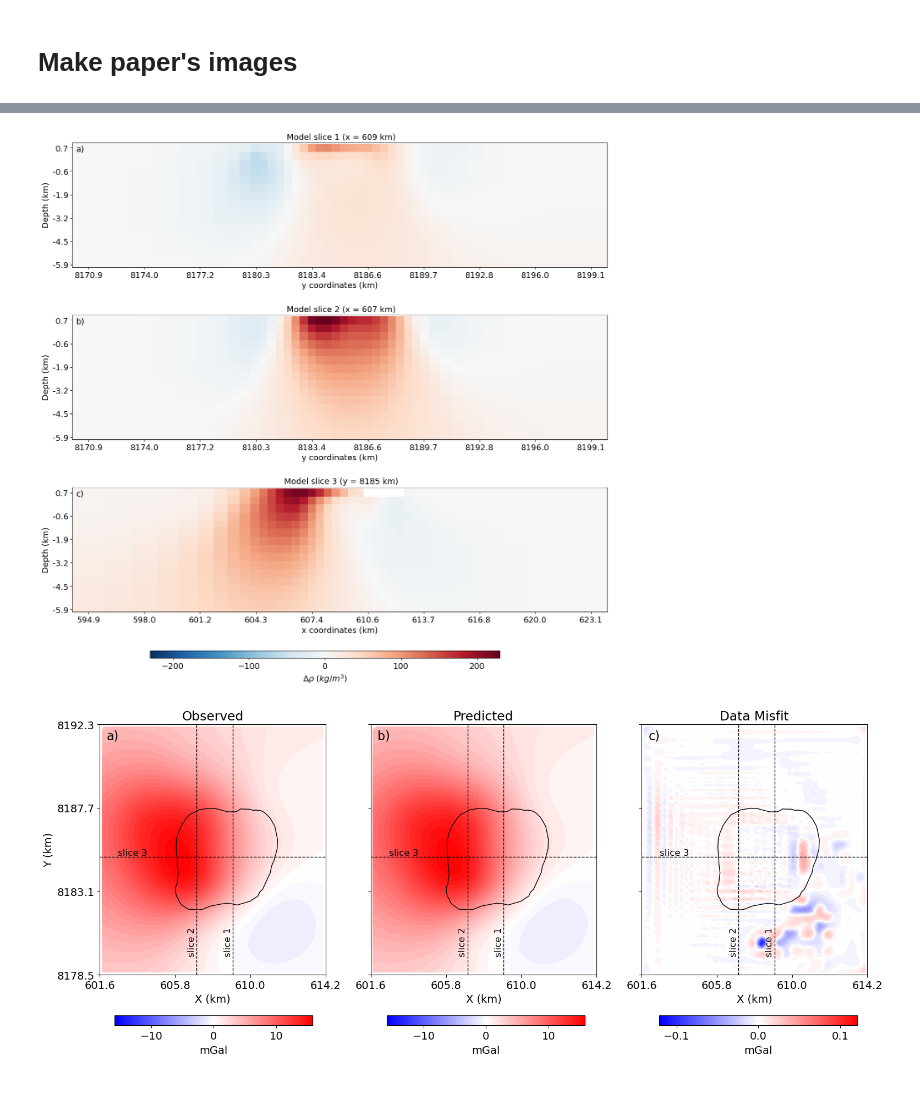
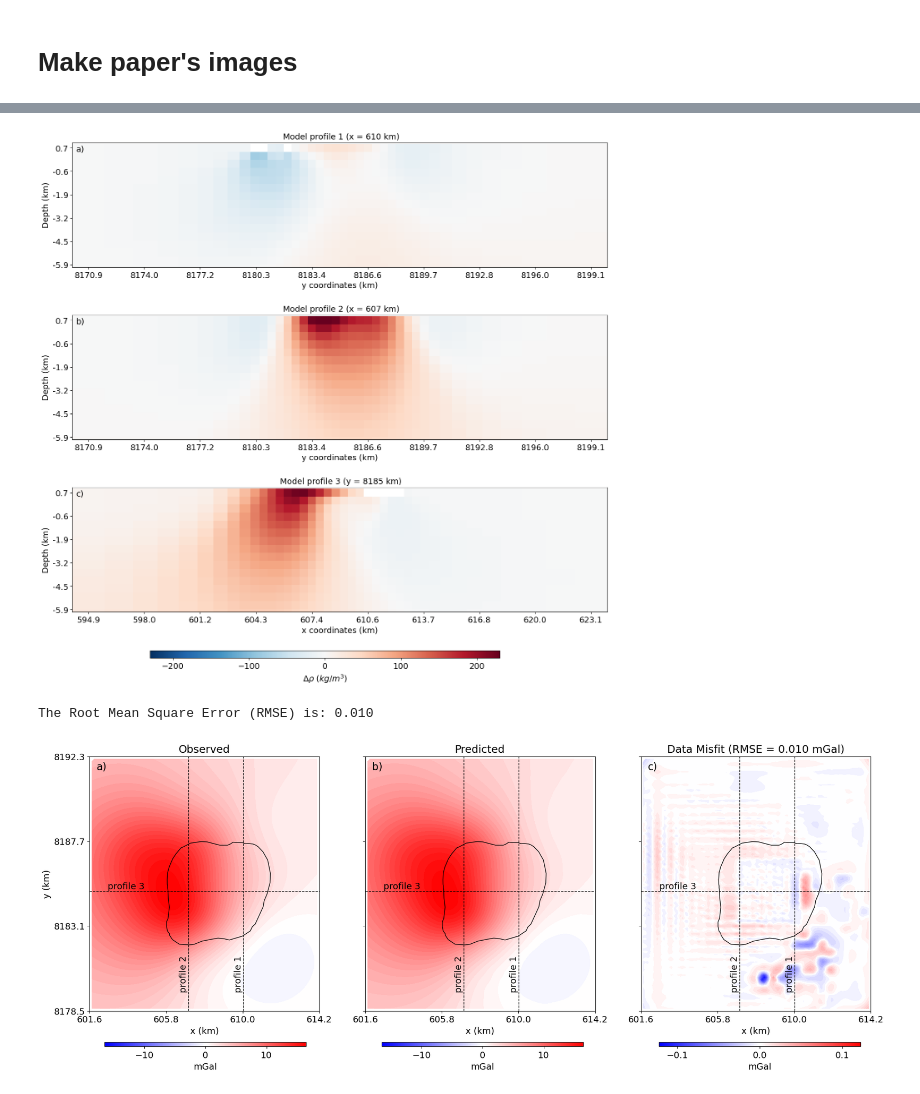
Before and after one commit to Souza-junior/Gravity_CS, a Jupyter notebook: code/CS_inversion_distance_weighted.ipynb, the cells around one changed output, grey strips where cells are left out. Saved outputs shown, nothing was run; the diff lists cells and outputs as text; code cells hidden in the pictures.

Commit message:
Update the density contrast used and also the figures

```diff
--- a/code/CS_inversion_distance_weighted.ipynb
+++ b/code/CS_inversion_distance_weighted.ipynb
@@ -280,4 +280,4 @@ starting_tensor_model = 1e-6 * np.ones(n_tensor_active)
 reference_tensor_model = np.zeros_like(starting_tensor_model)
 
 # reference_tensor_model[ind_diorite]=-0.08
-reference_tensor_model[ind_gabbro]=-0.22
+reference_tensor_model[ind_gabbro]=-0.23
@@ -791,7 +718,7 @@ fig.subplots_adjust(hspace=-0.7)  # Reduzindo hspace para aproximar os subplots
 
 # Lista de slices e eixos corretos
 slices = [
-    ("X", "a", 1, 609, tensor_mesh.cell_centers_x, "y coordinates (km)"),
+    ("X", "a", 1, 610, tensor_mesh.cell_centers_x, "y coordinates (km)"),
     ("X", "b", 2, 607, tensor_mesh.cell_centers_x, "y coordinates (km)"),
     ("Y", "c", 3, 8185, tensor_mesh.cell_centers_y, "x coordinates (km)")
 ]
@@ -806,7 +733,7 @@ for ax, (normal, letter, slice_number, coord, cell_centers, xlabel) in zip(axes,
         pcolor_opts={"cmap": cmap, "norm": norm}
     )
 
-    ax.set_title(f" Model slice {slice_number} ({normal.lower()} = {coord} km)", fontsize=14)
+    ax.set_title(f" Model profile {slice_number} ({normal.lower()} = {coord} km)", fontsize=14)
     ax.set_xlabel(xlabel)
     ax.set_ylabel("Depth (km)")
     ax.set_aspect('equal')
@@ -837,15 +764,21 @@ cbar = mpl.colorbar.ColorbarBase(cax, norm=norm, orientation="horizontal", cmap=
 cbar.set_label(r"$\Delta \rho~(kg/m^3)$", rotation=0, labelpad=5, size=14)
 plt.tight_layout()
 fig.savefig(image_dir/'model_profiles.png', dpi=300)
+fig.savefig(image_dir/'model_profiles.pdf', dpi=300)
 plt.show()
 # %% [output]
-[figure, old version]
+[figure, new version]
+# %%
+rmse = np.sqrt(np.mean((observed - predicted) ** 2))
+print(f"The Root Mean Square Error (RMSE) is: {rmse:0.3f}")
+# %% [output]
+The Root Mean Square Error (RMSE) is: 0.010
 # %%
 # Observed data | Predicted data | Data misfit
 data_array = np.c_[dobs, dpred, dobs - dpred]
 
-fig, ax1 = plt.subplots(1, 3, figsize=(18, 9), sharey=True)  # Added sharey=True here
-plot_title = ["Observed", "Predicted", rf"Data Misfit"]
+fig, ax1 = plt.subplots(1, 3, figsize=(22, 9), sharey=True)  # Added sharey=True here
+plot_title = ["Observed", "Predicted", rf"Data Misfit (RMSE = {rmse:0.3f} mGal)"]
 plot_units = ["mGal", "mGal", "mGal"]
 
 norm = [None] * 3
@@ -854,12 +787,12 @@ cplot = [None] * 3
 v_lim = [np.max(np.abs(dobs)), np.max(np.abs(dobs)), np.max(np.abs(dobs - dpred))]
 
 # Nomes dos perfis
-profile_labels = ["slice 3", "slice 2", "slice 1"]
+profile_labels = ["profile 3", "profile 2", "profile 1"]
 
 colorbar_positions = [
-    [0.14, 0.14, 0.2, 0.02],  # Posição para o primeiro gráfico
-    [0.415, 0.14, 0.2, 0.02],  # Posição para o segundo gráfico
-    [0.69, 0.14, 0.2, 0.02],  # Posição para o terceiro gráfico
+    [0.14, 0.1, 0.2, 0.01],  # Posição para o primeiro gráfico
+    [0.415, 0.1, 0.2, 0.01],  # Posição para o segundo gráfico
+    [0.69, 0.1, 0.2, 0.01],  # Posição para o terceiro gráfico
 ]
 
 
@@ -873,60 +806,61 @@ for ii in range(3):
         contourOpts={"cmap": "bwr", "norm": norm[ii]},
     )
     ax1[ii].set_title(plot_title[ii])
-    ax1[ii].set_xlabel("X (km)")  # Atualizado para km
+    ax1[ii].set_xlabel("x (km)")  # Atualizado para km
     geology.plot(ax=ax1[ii], edgecolor="black", facecolor="none")
     ax1[ii].set_aspect('equal')
 
     if ii == 0:
-        ax1[ii].set_ylabel("Y (km)")  # Atualizado para km
+        ax1[ii].set_ylabel("y (km)")  # Atualizado para km
     else:
         ax1[ii].set_yticks([])
 
     # Adicionando as linhas dos perfis
-    ax1[ii].hlines(8185 * 1000, receiver_locations_km[:, 0].min(), receiver_locations_km[:, 0].max(),
+    ax1[ii].hlines(8185 * 1000, receiver_list[0].locations[:, 0].min(), receiver_list[0].locations[:, 0].max(),
                    colors="black", linestyles="dashed", linewidth=1)  # Linha horizontal (perfil Y)
-    ax1[ii].vlines(607 * 1000, receiver_locations_km[:, 1].min(), receiver_locations_km[:, 1].max(),
+    ax1[ii].vlines(607 * 1000, receiver_list[0].locations[:, 1].min(), receiver_list[0].locations[:, 1].max(),
                    colors="black", linestyles="dashed", linewidth=1)  # Primeira linha vertical (perfil X)
-    ax1[ii].vlines(609 * 1000, receiver_locations_km[:, 1].min(), receiver_locations_km[:, 1].max(),
+    ax1[ii].vlines(610 * 1000, receiver_list[0].locations[:, 1].min(), receiver_list[0].locations[:, 1].max(),
                    colors="black", linestyles="dashed", linewidth=1)  # Segunda linha vertical (perfil X)
 
     # Adicionando os nomes dos perfis perto das linhas
-    ax1[ii].text(receiver_locations_km[:, 0].min() + 1000, 8185 * 1000, profile_labels[0],
-                 color='black', fontsize=12, verticalalignment='bottom', horizontalalignment='left')
+    ax1[ii].text(receiver_list[0].locations[:, 0].min() + 1000, 8185 * 1000, profile_labels[0],
+                 color='black', fontsize=14, verticalalignment='bottom', horizontalalignment='left')
 
     # Para as linhas verticais, agora o texto está rotacionado para ficar vertical
-    ax1[ii].text(607 * 1000-500, receiver_locations_km[:, 1].min() + 1000, profile_labels[1],
-                 color='black', fontsize=12, verticalalignment='bottom', horizontalalignment='left', rotation=90)
+    ax1[ii].text(607 * 1000-500, receiver_list[0].locations[:, 1].min() + 1000, profile_labels[1],
+                 color='black', fontsize=14, verticalalignment='bottom', horizontalalignment='left', rotation=90)
 
-    ax1[ii].text(609 * 1000-500, receiver_locations_km[:, 1].min() + 1000, profile_labels[2],
-                 color='black', fontsize=12, verticalalignment='bottom', horizontalalignment='left', rotation=90)
+    ax1[ii].text(610 * 1000-500, receiver_list[0].locations[:, 1].min() + 1000, profile_labels[2],
+                 color='black', fontsize=14, verticalalignment='bottom', horizontalalignment='left', rotation=90)
 
     # Definir os limites dos eixos com base no modelo
-    x_min, x_max = receiver_locations_km[:, 0].min(), receiver_locations_km[:, 0].max()
-    y_min, y_max = receiver_locations_km[:, 1].min(), receiver_locations_km[:, 1].max()
+    x_min, x_max = receiver_list[0].locations[:, 0].min(), receiver_list[0].locations[:, 0].max()
+    y_min, y_max = receiver_list[0].locations[:, 1].min(), receiver_list[0].locations[:, 1].max()
 
     # Criar os ticks dentro dos limites do modelo
     x_ticks = np.linspace(x_min, x_max, num=4)  # Ajuste 'num' conforme necessário
     y_ticks = np.linspace(y_min, y_max, num=4)
 
     # Ajustar os ticks e rótulos no formato de km
     ax1[ii].set_xticks(x_ticks)
     ax1[ii].set_xticklabels([f"{tick / 1000:.1f}" for tick in x_ticks])
     ax1[ii].set_yticks(y_ticks)
     ax1[ii].set_yticklabels([f"{tick / 1000:.1f}" for tick in y_ticks])
 
     # Adicionando as letras a, b, c no canto superior esquerdo de cada painel
     ax1[ii].text(0.03, 0.98, f"{chr(97 + ii)})", transform=ax1[ii].transAxes, fontsize=16,
                  verticalalignment='top', horizontalalignment='left', color='black')
 
     ax2 = fig.add_axes(colorbar_positions[ii])
     cbar[ii] = mpl.colorbar.ColorbarBase(
         ax2, norm=norm[ii], orientation="horizontal", cmap=mpl.cm.bwr
     )
     cbar[ii].ax.locator_params(nbins=3)
     cbar[ii].set_label(plot_units[ii], labelpad=5)
 
 fig.savefig(image_dir/'model_comparison.png', dpi=300)
+fig.savefig(image_dir/'model_comparison.pdf', dpi=300)
 plt.show()
 # %% [output]
-[figure, old version]
+[figure, new version]
```
Also changed, not shown: parts of 8 cells of this notebook, 10 other files.
